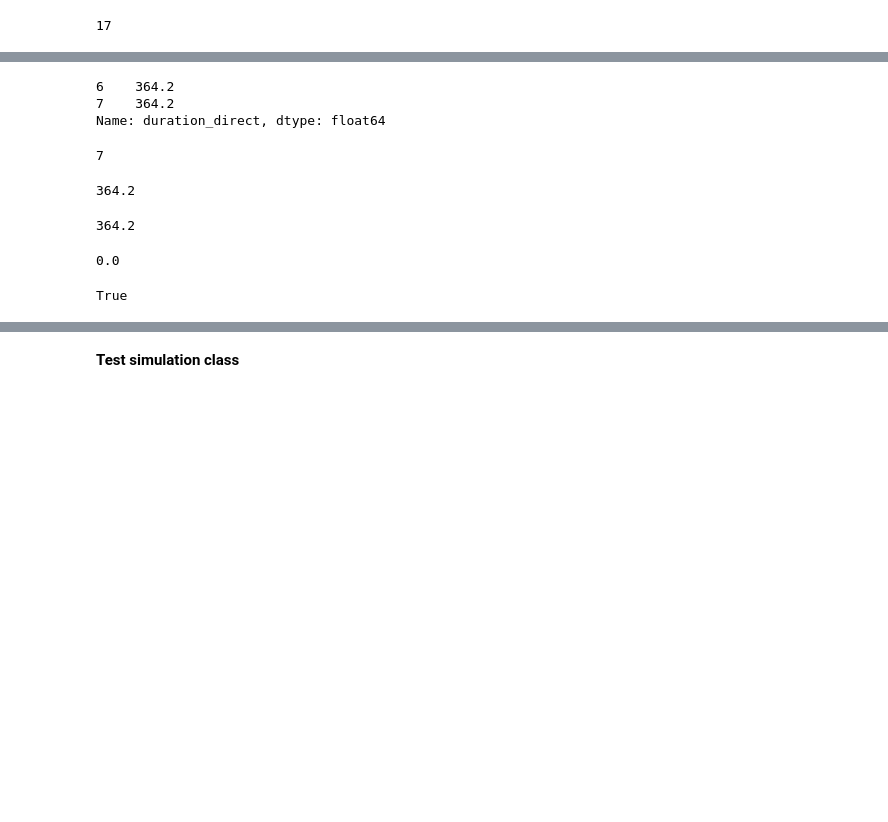
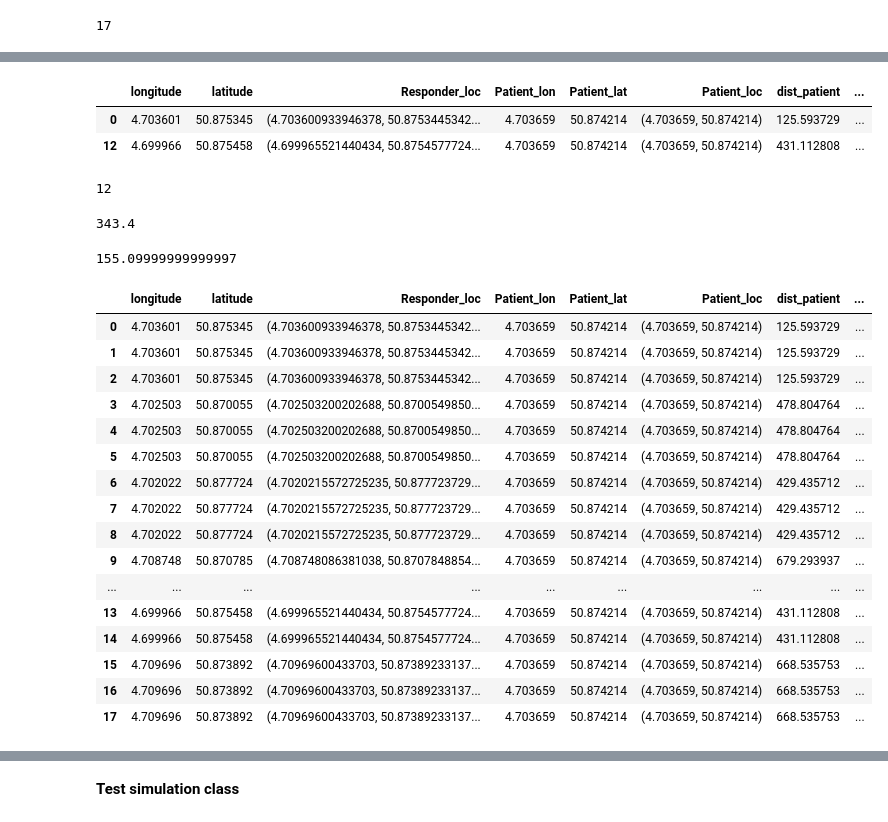
Before and after one commit to Leowiser/AED-Route-Optimization-MDA-Project, a Jupyter notebook: Test_Route_Class.ipynb, the cells around one changed output, grey strips where cells are left out. Drawn from its saved outputs; the diff is of its cells as text; code cells hidden in the pictures; blank space fills up the shorter version.

```diff
--- a/Test_Route_Class.ipynb
+++ b/Test_Route_Class.ipynb
@@ -708,18 +761,19 @@ dif_AED_direct
+# %%
+df_duration_drop_dupes.nsmallest(2,'duration_direct')
+# %% [output]
+|  | longitude | latitude | Responder_loc | Patient_lon | Patient_lat | Patient_loc | dist_patient | ... |
+| 0 | 4.703601 | 50.875345 | (4.703600933946378, 50.8753445342... | 4.703659 | 50.874214 | (4.703659, 50.874214) | 125.593729 | ... |
+| 12 | 4.699966 | 50.875458 | (4.699965521440434, 50.8754577724... | 4.703659 | 50.874214 | (4.703659, 50.874214) | 431.112808 | ... |
+# %%
+df_duration_drop_dupes.nsmallest(2,'duration_direct').index[1]
+# %% [output]
+12
 # %%
-df_duration['duration_direct'].nsmallest(2)
+df_duration.iloc[df_duration.drop_duplicates(subset=['Responder_loc']).nsmallest(2,'duration_direct').index[1]]['duration_direct']
 # %% [output]
-6    364.2
-7    364.2
-Name: duration_direct, dtype: float64
+343.4
 # %%
-df_duration['duration_direct'].nsmallest(2).index[1]
+dif_2nd_1st_direct = df_duration.iloc[df_duration.drop_duplicates(subset=['Responder_loc']).nsmallest(2,'duration_direct').index[1]]['duration_direct'] - df_duration.min()['duration_direct']
+dif_2nd_1st_direct
 # %% [output]
-7
+155.09999999999997
-# %%
-df_duration.iloc[df_duration['duration_direct'].nsmallest(2).index[1]]['duration_direct']
-# %% [output]
-364.2
-# %%
-df_duration.min()['duration_direct']
-# %% [output]
-364.2
@@ -728,8 +780,20 @@ dif_2nd_1st_direct = df_duration.iloc[df_duration['duration_direct'].nsmallest(2
-# %%
-dif_2nd_1st_direct
-# %% [output]
-0.0
-# %%
-df_duration[df_duration['duration_direct']<1200].any()['duration_direct']
-# %% [output]
-True
+# %%
+df_duration[df_duration['duration_direct']<1200]
+# %% [output]
+|  | longitude | latitude | Responder_loc | Patient_lon | Patient_lat | Patient_loc | dist_patient | ... |
+| 0 | 4.703601 | 50.875345 | (4.703600933946378, 50.8753445342... | 4.703659 | 50.874214 | (4.703659, 50.874214) | 125.593729 | ... |
+| 1 | 4.703601 | 50.875345 | (4.703600933946378, 50.8753445342... | 4.703659 | 50.874214 | (4.703659, 50.874214) | 125.593729 | ... |
+| 2 | 4.703601 | 50.875345 | (4.703600933946378, 50.8753445342... | 4.703659 | 50.874214 | (4.703659, 50.874214) | 125.593729 | ... |
+| 3 | 4.702503 | 50.870055 | (4.702503200202688, 50.8700549850... | 4.703659 | 50.874214 | (4.703659, 50.874214) | 478.804764 | ... |
+| 4 | 4.702503 | 50.870055 | (4.702503200202688, 50.8700549850... | 4.703659 | 50.874214 | (4.703659, 50.874214) | 478.804764 | ... |
+| 5 | 4.702503 | 50.870055 | (4.702503200202688, 50.8700549850... | 4.703659 | 50.874214 | (4.703659, 50.874214) | 478.804764 | ... |
+| 6 | 4.702022 | 50.877724 | (4.7020215572725235, 50.877723729... | 4.703659 | 50.874214 | (4.703659, 50.874214) | 429.435712 | ... |
+| 7 | 4.702022 | 50.877724 | (4.7020215572725235, 50.877723729... | 4.703659 | 50.874214 | (4.703659, 50.874214) | 429.435712 | ... |
+| 8 | 4.702022 | 50.877724 | (4.7020215572725235, 50.877723729... | 4.703659 | 50.874214 | (4.703659, 50.874214) | 429.435712 | ... |
+| 9 | 4.708748 | 50.870785 | (4.708748086381038, 50.8707848854... | 4.703659 | 50.874214 | (4.703659, 50.874214) | 679.293937 | ... |
+| ... | ... | ... | ... | ... | ... | ... | ... | ... |
+| 13 | 4.699966 | 50.875458 | (4.699965521440434, 50.8754577724... | 4.703659 | 50.874214 | (4.703659, 50.874214) | 431.112808 | ... |
+| 14 | 4.699966 | 50.875458 | (4.699965521440434, 50.8754577724... | 4.703659 | 50.874214 | (4.703659, 50.874214) | 431.112808 | ... |
+| 15 | 4.709696 | 50.873892 | (4.70969600433703, 50.87389233137... | 4.703659 | 50.874214 | (4.703659, 50.874214) | 668.535753 | ... |
+| 16 | 4.709696 | 50.873892 | (4.70969600433703, 50.87389233137... | 4.703659 | 50.874214 | (4.703659, 50.874214) | 668.535753 | ... |
+| 17 | 4.709696 | 50.873892 | (4.70969600433703, 50.87389233137... | 4.703659 | 50.874214 | (4.703659, 50.874214) | 668.535753 | ... |
```
Also changed, not shown: parts of 54 cells of this notebook.
